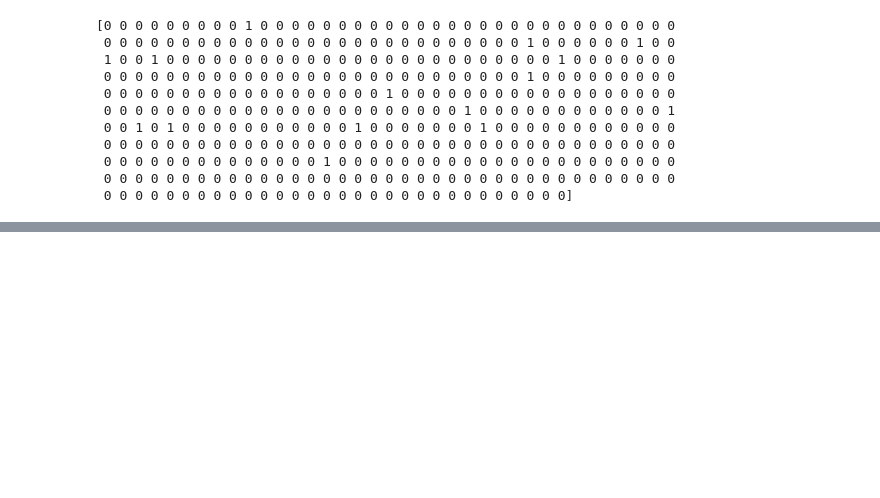
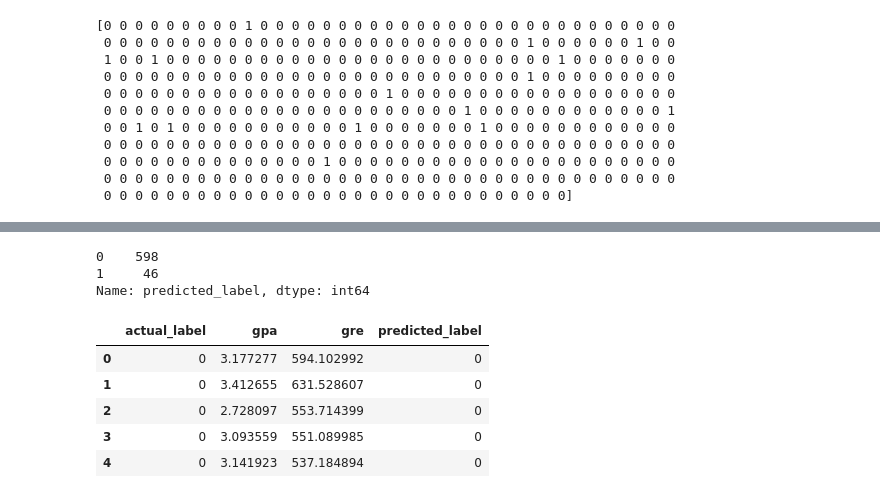
Before and after one commit to juwonlee1020/dataquest, a Jupyter notebook: Admissions.ipynb, the cells around one changed output, grey strips where cells are left out. Drawn from its saved outputs; the diff is of its cells as text; code cells hidden in the pictures; blank space fills up the shorter version.

Commit message:
Finished admission evaluation

```diff
--- a/Admissions.ipynb
+++ b/Admissions.ipynb
@@ -83,0 +114,18 @@ print(fitted_labels[:400])
+# %%
+admissions["predicted_label"] = fitted_labels
+print(admissions["predicted_label"].value_counts())
+# %% [output]
+0    598
+1     46
+Name: predicted_label, dtype: int64
+# %%
+admissions.rename(columns = {"admit":"actual_label"}, inplace=True)
+# %%
+admissions.head()
+# %% [output]
+|  | actual_label | gpa | gre | predicted_label |
+| 0 | 0 | 3.177277 | 594.102992 | 0 |
+| 1 | 0 | 3.412655 | 631.528607 | 0 |
+| 2 | 0 | 2.728097 | 553.714399 | 0 |
+| 3 | 0 | 3.093559 | 551.089985 | 0 |
+| 4 | 0 | 3.141923 | 537.184894 | 0 |
```
Also changed, not shown: parts of 19 cells of this notebook.
